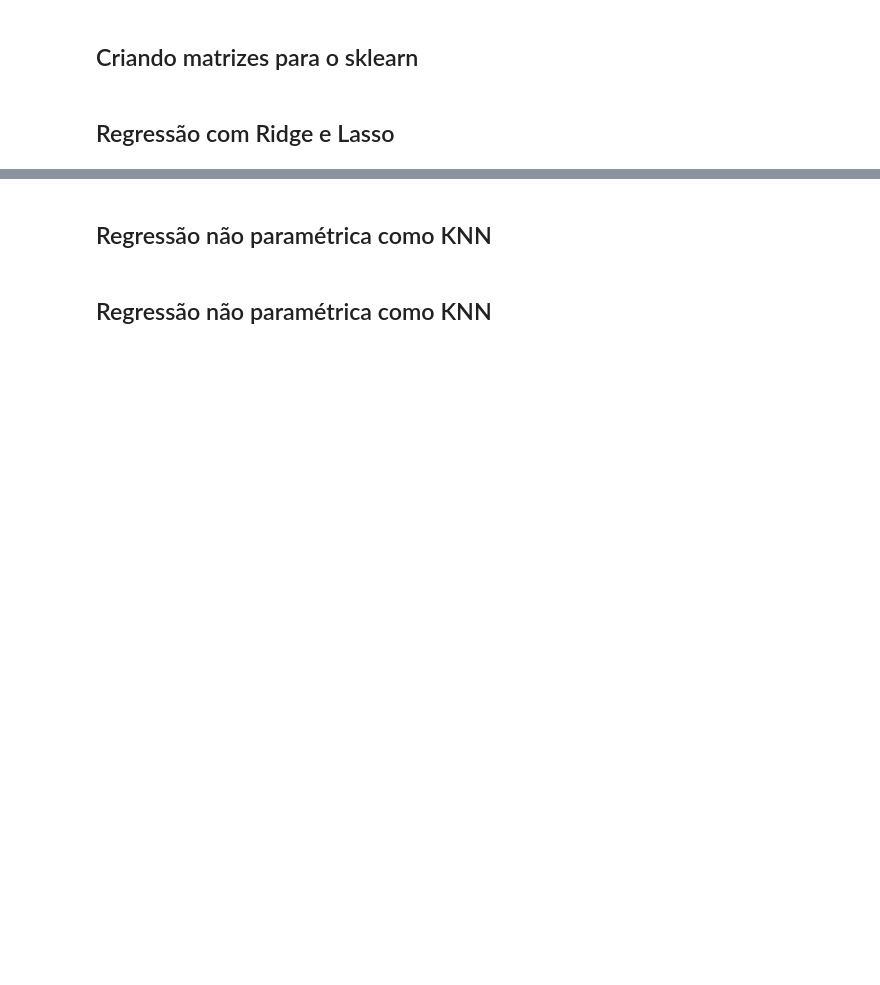
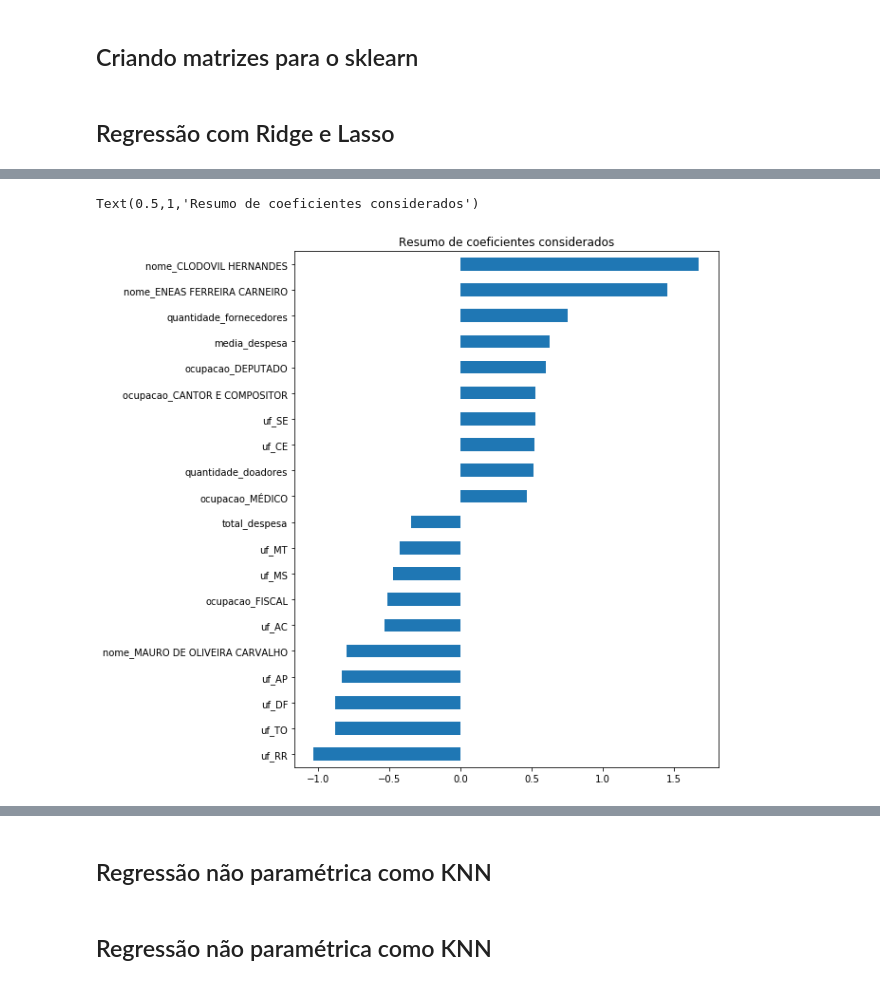
Before and after one commit to Lorenaps/aprendizagem-maquina, a Jupyter notebook: previsao_votacao_deputados/previsao_votacao_deputados.ipynb, the cells around one changed output, grey strips where cells are left out. Saved outputs shown, nothing was run; the diff lists cells and outputs as text; code cells hidden in the pictures; blank space fills up the shorter version.

```diff
--- a/previsao_votacao_deputados/previsao_votacao_deputados.ipynb
+++ b/previsao_votacao_deputados/previsao_votacao_deputados.ipynb
@@ -226,0 +290,5 @@ y_test = test['votos']
+# %%
+descricao_coeficientes = pd.concat([coeficientes.sort_values().head(10),
+                                   coeficientes.sort_values().tail(10)])
+
+descricao_coeficientes
@@ -226,0 +313,7 @@ y_test = test['votos']
+# %%
+matplotlib.rcParams['figure.figsize'] = (8.0, 10.0)
+descricao_coeficientes.plot(kind= 'barh')
+plt.title("Resumo de coeficientes considerados")
+# %% [output]
+Text(0.5,1,'Resumo de coeficientes considerados')
+[figure, added]
```
Also changed, not shown: parts of 13 cells of this notebook.
